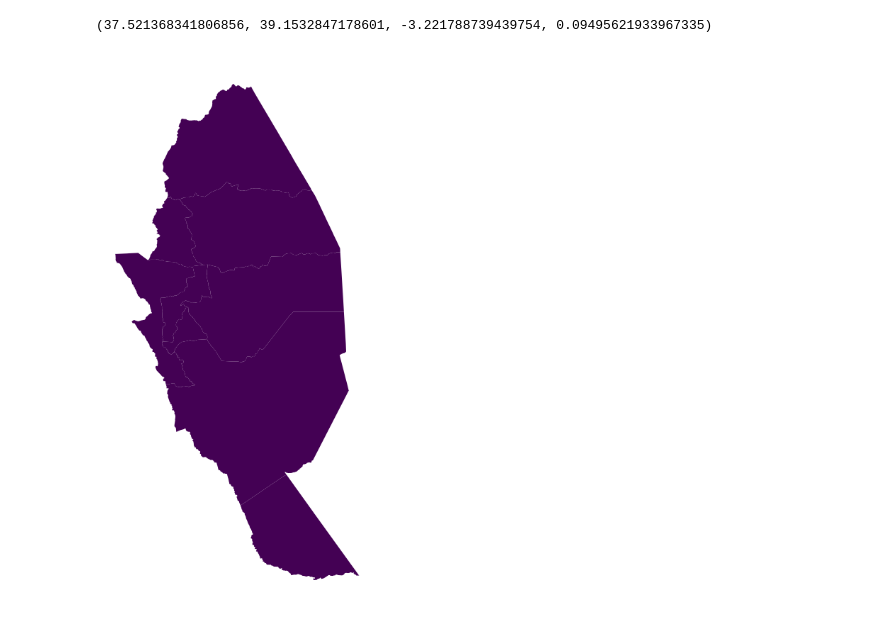
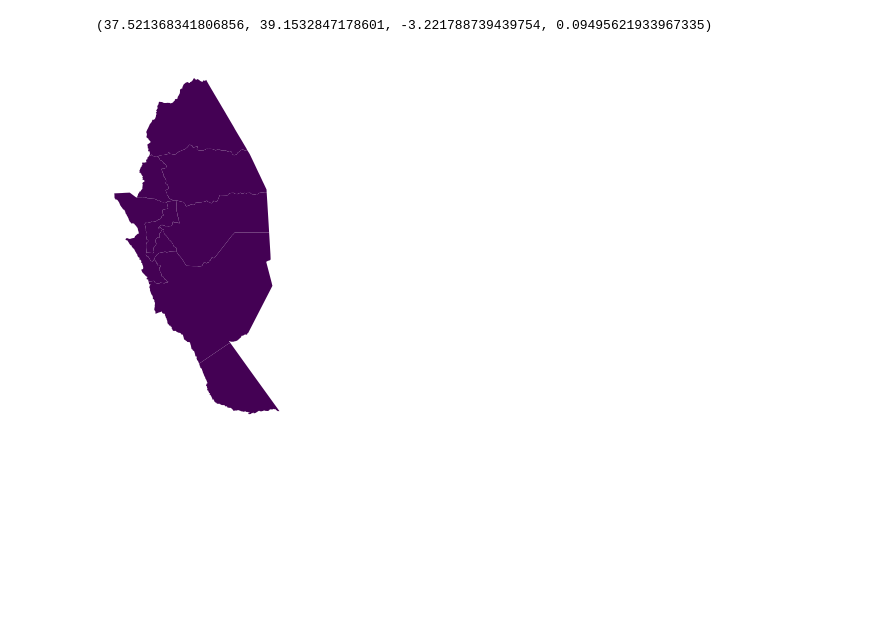
Before and after one commit to GeorMurk/Schools-and-Markets, a Jupyter notebook: geomap.ipynb, the cells around one changed output. Saved outputs shown, nothing was run; the diff lists cells and outputs as text; code cells hidden in the pictures; blank space fills up the shorter version.

```diff
--- a/geomap.ipynb
+++ b/geomap.ipynb
@@ -6,5 +15,5 @@ import plotly.express as px
 # %%
-ipc_class = "E:/New folder/Data Support/IPC/KE_202209/KE_202209_ML1.shp"
-schools = "E:/New folder/Data Support/IPC/markets/schools/Schools/Schools.shp"
+ipc_class = "KE_202209/KE_202209_ML1.shp"
+schools = "Schools/Schools.shp"
 kenya_ipc = gpd.read_file(ipc_class)
 kenya_schools = gpd.read_file(schools)
@@ -114,8 +97,8 @@ ax.axis('off')
 # %%
-fig,ax = plt.subplots(figsize=(10,10))
+fig,ax = plt.subplots()
 kitui.plot(ax=ax, column='ML1')
 ax.axis('off')
 # %% [output]
 (37.521368341806856, 39.1532847178601, -3.221788739439754, 0.09495621933967335)
-[figure, old version]
+[figure, new version]
 # %%
```
Also changed, not shown: parts of 24 cells of this notebook.
